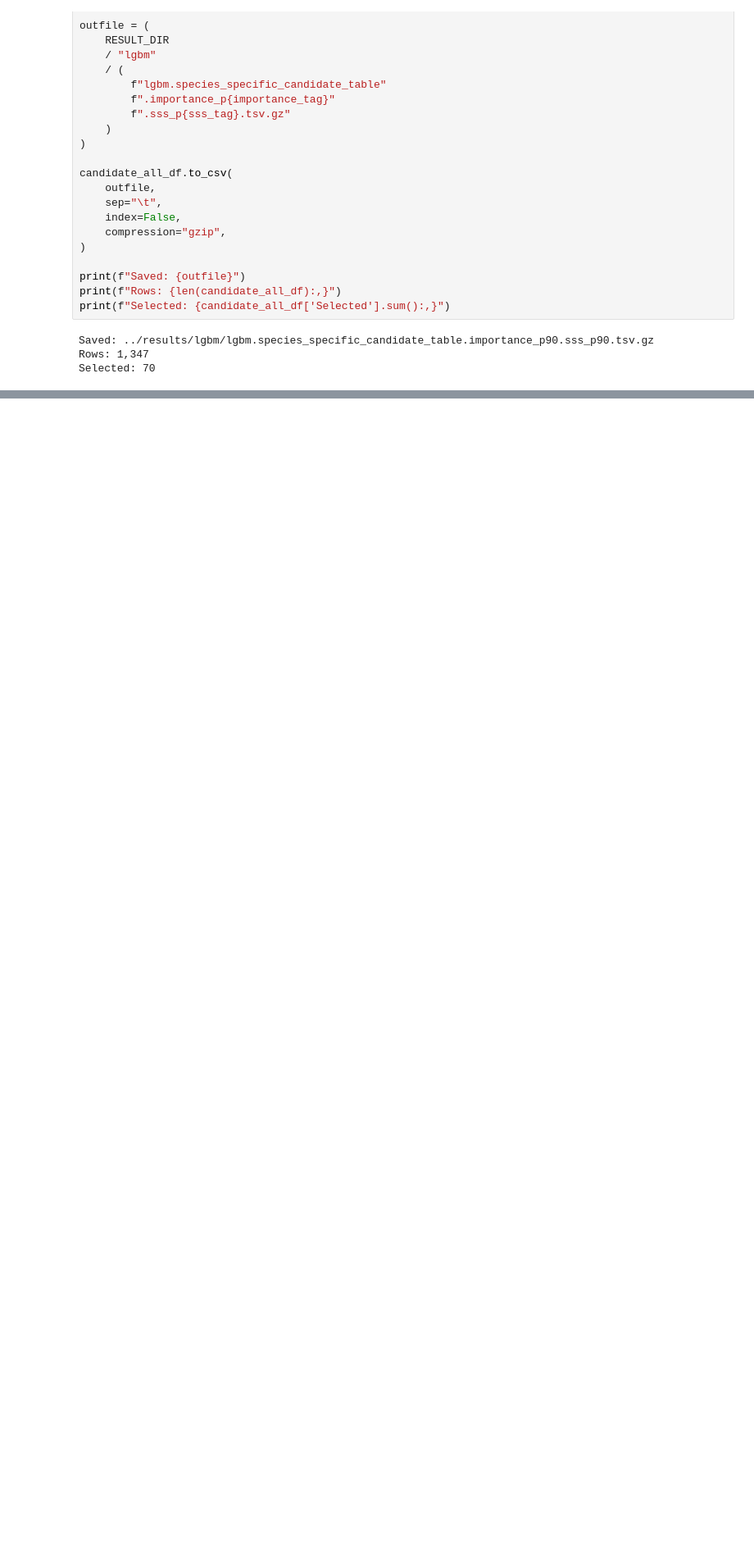
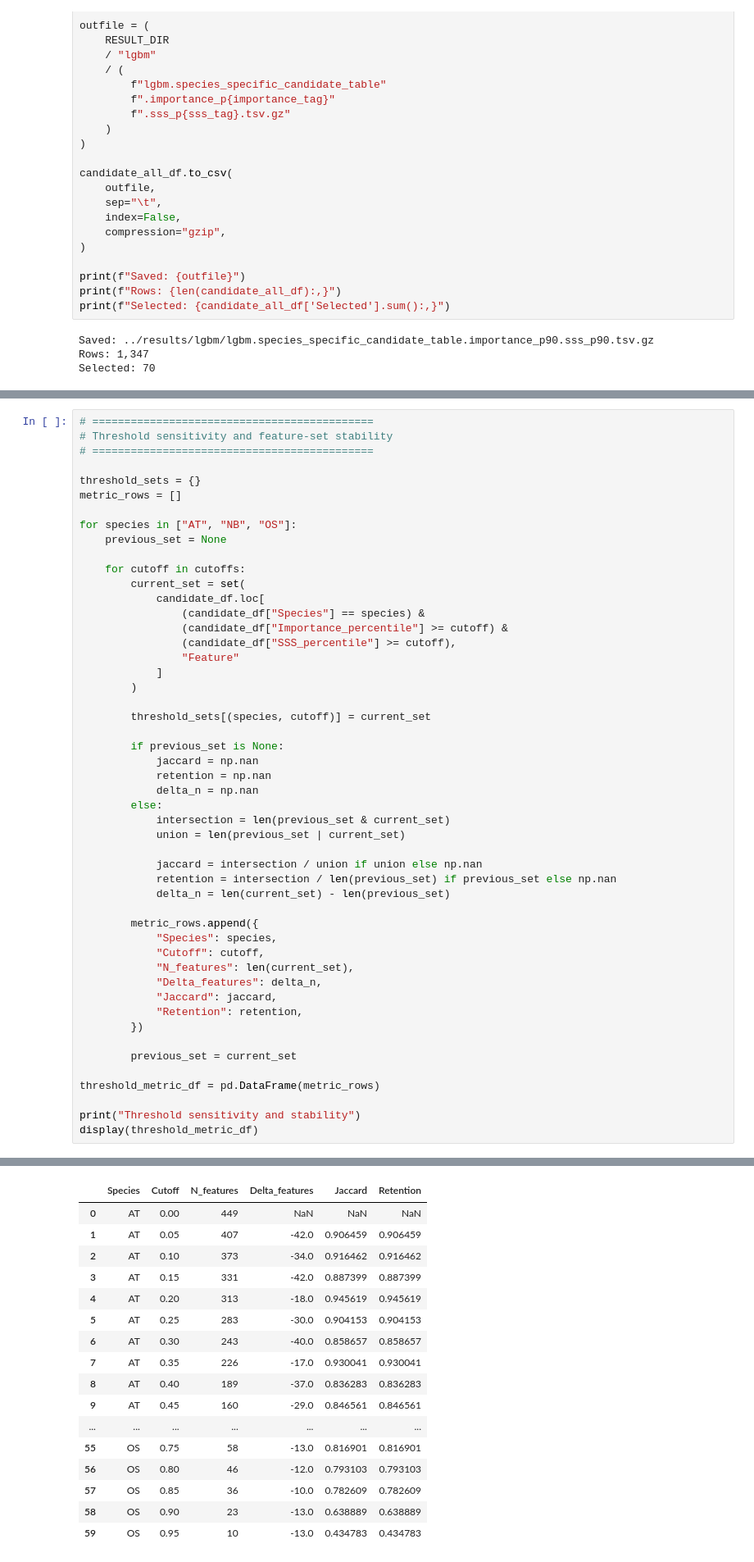
Before and after one commit to ih-11/regression, a Jupyter notebook: notebooks/analysis4_step1.ipynb, the cells around one changed output, grey strips where cells are left out. Shown at 82% size. Drawn from its saved outputs; the diff is of its cells as text; blank space fills up the shorter version.

```diff
--- a/notebooks/analysis4_step1.ipynb
+++ b/notebooks/analysis4_step1.ipynb
@@ -1603,0 +1687,51 @@ Selected: 70
+# %%
+# ============================================
+# Threshold sensitivity and feature-set stability
+# ============================================
+
+threshold_sets = {}
+metric_rows = []
+
+for species in ["AT", "NB", "OS"]:
+    previous_set = None
+
+    for cutoff in cutoffs:
+        current_set = set(
+            candidate_df.loc[
+                (candidate_df["Species"] == species) &
+                (candidate_df["Importance_percentile"] >= cutoff) &
+                (candidate_df["SSS_percentile"] >= cutoff),
+                "Feature"
+            ]
+        )
+
+        threshold_sets[(species, cutoff)] = current_set
+
+        if previous_set is None:
+            jaccard = np.nan
+            retention = np.nan
+            delta_n = np.nan
+        else:
+            intersection = len(previous_set & current_set)
+            union = len(previous_set | current_set)
+
+            jaccard = intersection / union if union else np.nan
+            retention = intersection / len(previous_set) if previous_set else np.nan
+            delta_n = len(current_set) - len(previous_set)
+
+        metric_rows.append({
+            "Species": species,
+            "Cutoff": cutoff,
+            "N_features": len(current_set),
+            "Delta_features": delta_n,
+            "Jaccard": jaccard,
+            "Retention": retention,
+        })
+
+        previous_set = current_set
+
+threshold_metric_df = pd.DataFrame(metric_rows)
+
+print("Threshold sensitivity and stability")
+display(threshold_metric_df)
+# %% [output]
@@ -1603,0 +1739,17 @@ Selected: 70
+|  | Species | Cutoff | N_features | Delta_features | Jaccard | Retention |
+| 0 | AT | 0.00 | 449 | NaN | NaN | NaN |
+| 1 | AT | 0.05 | 407 | -42.0 | 0.906459 | 0.906459 |
+| 2 | AT | 0.10 | 373 | -34.0 | 0.916462 | 0.916462 |
+| 3 | AT | 0.15 | 331 | -42.0 | 0.887399 | 0.887399 |
+| 4 | AT | 0.20 | 313 | -18.0 | 0.945619 | 0.945619 |
+| 5 | AT | 0.25 | 283 | -30.0 | 0.904153 | 0.904153 |
+| 6 | AT | 0.30 | 243 | -40.0 | 0.858657 | 0.858657 |
+| 7 | AT | 0.35 | 226 | -17.0 | 0.930041 | 0.930041 |
+| 8 | AT | 0.40 | 189 | -37.0 | 0.836283 | 0.836283 |
+| 9 | AT | 0.45 | 160 | -29.0 | 0.846561 | 0.846561 |
+| ... | ... | ... | ... | ... | ... | ... |
+| 55 | OS | 0.75 | 58 | -13.0 | 0.816901 | 0.816901 |
+| 56 | OS | 0.80 | 46 | -12.0 | 0.793103 | 0.793103 |
+| 57 | OS | 0.85 | 36 | -10.0 | 0.782609 | 0.782609 |
+| 58 | OS | 0.90 | 23 | -13.0 | 0.638889 | 0.638889 |
+| 59 | OS | 0.95 | 10 | -13.0 | 0.434783 | 0.434783 |
```
Also changed, not shown: parts of 3 cells of this notebook.
